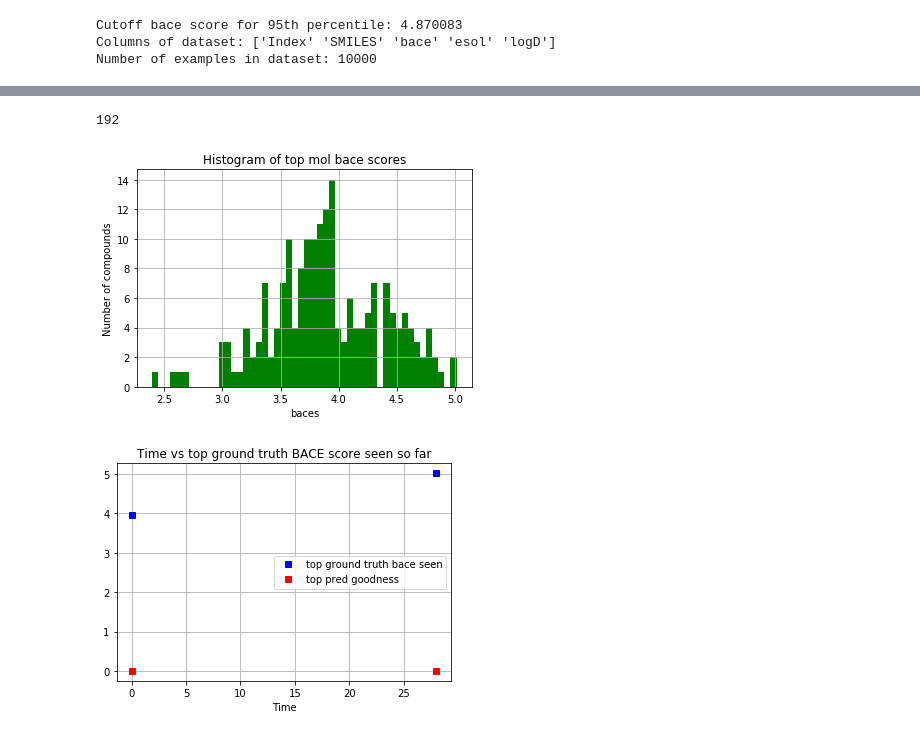
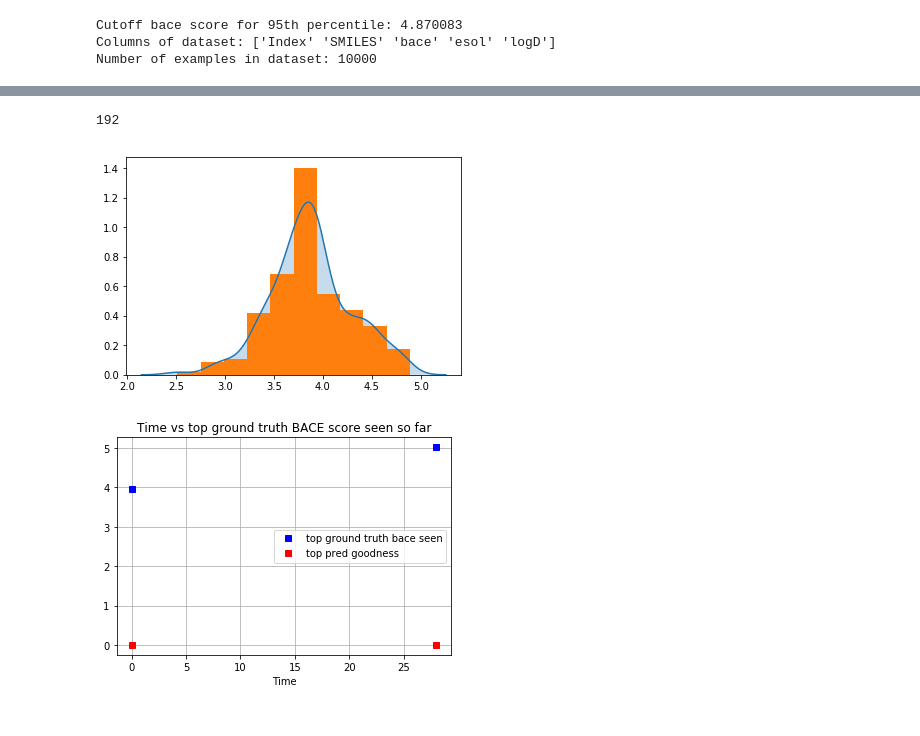
Before and after one commit to choderalab/autonomous-molecular-design, a Jupyter notebook: SimpleADDScenarioColab.ipynb, the cells around one changed output, grey strips where cells are left out. Saved outputs shown, nothing was run; the diff lists cells and outputs as text; code cells hidden in the pictures.

Commit message:
Added code to avg dataframes and compare bace predictions and plot against ground truth values.

```diff
--- a/SimpleADDScenarioColab.ipynb
+++ b/SimpleADDScenarioColab.ipynb
@@ -168,7 +168,7 @@ class Experimenter():
         Total number of days spent up to the current time.
 
     """
-    def __init__(self, N, M, ensemble_size=3, epochs=1, molecule_cost=200,
+    def __init__(self, N, M, ensemble_size=3, epochs=10, molecule_cost=200,
                  target_bounds={"bace":(4, math.inf), "esol":(-5, math.inf), "logD":(-0.4, 5.6)}, sampling_method="highest mean"):
         self.N = N #initial samples
         self.M = M #batch size
@@ -480,7 +480,7 @@ models = []
 
 for n in N:
     for m in M:
-        e = Experimenter(n, m, ensemble_size=3, sampling_method='random')
+        e = Experimenter(n, m, ensemble_size=3, sampling_method='highest mean')
         models.append(e)
         e.initial_training()
         top_mols = e.run()
@@ -512,18 +489,23 @@ for i in range(5):
 # %%
 top_mols
 print(e.history[1]["number_molecules"])
 
 baces = np.array(e.history[1]["samples_seen"]["bace"])
-n, bins, patches = plt.hist(baces, 50, facecolor='green')
+#plt.hist(baces, 50, facecolor='green')
 
-plt.xlabel('baces')
-plt.ylabel('Number of compounds')
-plt.title(r'Histogram of top mol bace scores')
-plt.grid(True)
+import seaborn as sns
+sns.kdeplot(baces,shade=True)
+plt.hist(baces, density=True)
 plt.show()
+
+#plt.xlabel('baces')
+#plt.ylabel('Number of compounds')
+#plt.title(r'Histogram of top mol bace scores')
+#plt.grid(True)
+#plt.show()
 # %% [output]
 192
-[figure, old version]
+[figure, new version]
 # %%
 for model in models:
     costs = []
```
Also changed, not shown: parts of 5 cells of this notebook.
